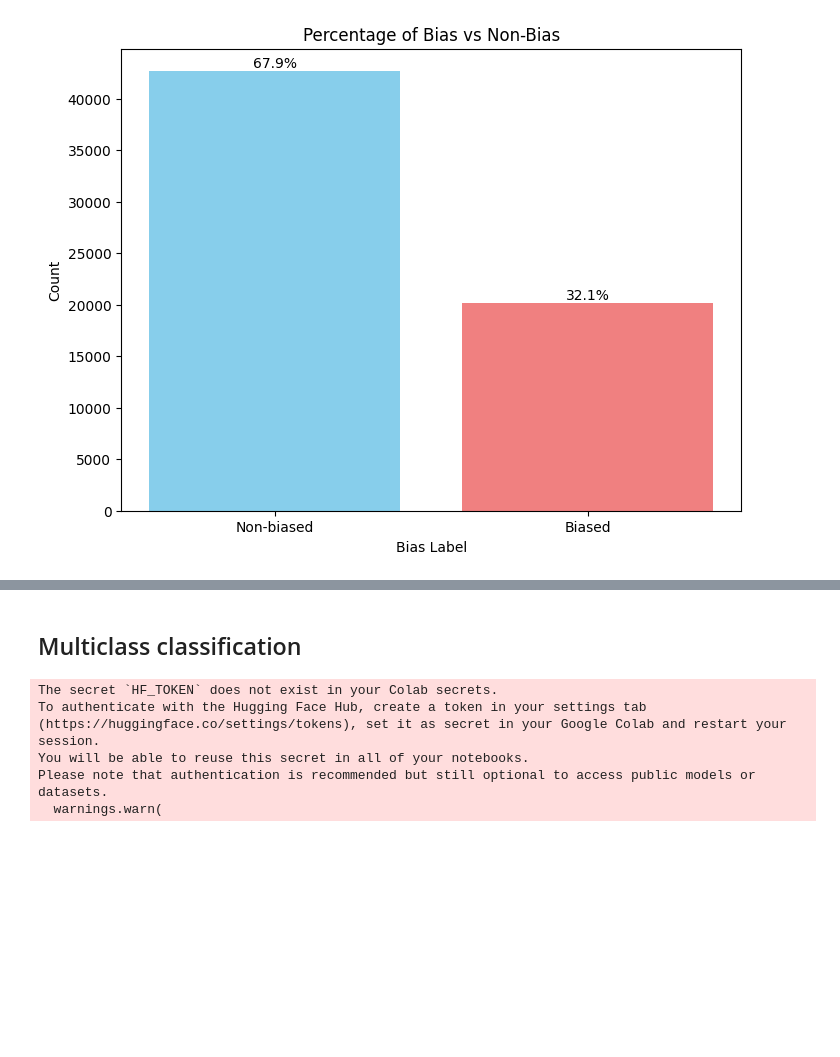
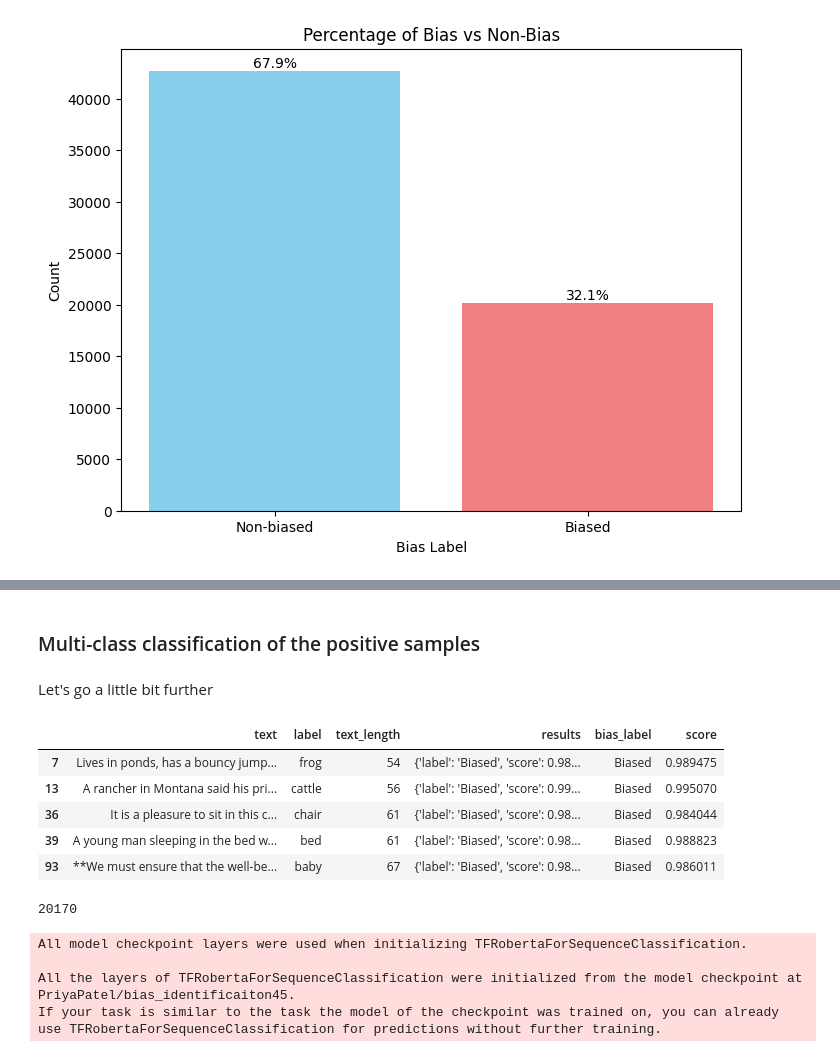
Before and after one commit to MostHumble/LUMA-unbias, a Jupyter notebook: notebooks/bias_detection.ipynb, the cells around one changed output, grey strips where cells are left out. Cells and saved outputs as stored; diff of their text form; code cells hidden in the pictures; blank space fills up the shorter version.

```diff
--- a/notebooks/bias_detection.ipynb
+++ b/notebooks/bias_detection.ipynb
@@ -275,13 +245,29 @@ plt.show()
-# %% [markdown]
-## Multiclass classification
+# %% [markdown]
+### Multi-class classification of the positive samples
+# %% [markdown]
+Let's go a little bit further
+# %%
+# Filter the DataFrame to keep only rows where 'bias_label' is 'Biased'
+biased_data = data_sorted[data_sorted['bias_label'] == 'Biased']
+
+# Now 'biased_data' contains only the rows where the bias label is True
+biased_data.head()
+# %% [output]
+|  | text | label | text_length | results | bias_label | score |
+| 7 | Lives in ponds, has a bouncy jump... | frog | 54 | {'label': 'Biased', 'score': 0.98... | Biased | 0.989475 |
+| 13 | A rancher in Montana said his pri... | cattle | 56 | {'label': 'Biased', 'score': 0.99... | Biased | 0.995070 |
+| 36 | It is a pleasure to sit in this c... | chair | 61 | {'label': 'Biased', 'score': 0.98... | Biased | 0.984044 |
+| 39 | A young man sleeping in the bed w... | bed | 61 | {'label': 'Biased', 'score': 0.98... | Biased | 0.988823 |
+| 93 | **We must ensure that the well-be... | baby | 67 | {'label': 'Biased', 'score': 0.98... | Biased | 0.986011 |
+# %%
+ len(biased_data)
+# %% [output]
+20170
 # %%
 # Use a pipeline as a high-level helper
-from transformers import pipeline
-
-pipe = pipeline("text-classification", model="PriyaPatel/bias_identificaiton45")
+pipe = pipeline("text-classification", model="PriyaPatel/bias_identificaiton45", device=0)
 # %% [output]
-The secret `HF_TOKEN` does not exist in your Colab secrets.
-To authenticate with the Hugging Face Hub, create a token in your settings tab (https://huggingface.co/settings/tokens), set it as secret in your Google Colab and restart your session.
-You will be able to reuse this secret in all of your notebooks.
-Please note that authentication is recommended but still optional to access public models or datasets.
-  warnings.warn(
+All model checkpoint layers were used when initializing TFRobertaForSequenceClassification.
+
+All the layers of TFRobertaForSequenceClassification were initialized from the model checkpoint at PriyaPatel/bias_identificaiton45.
+If your task is similar to the task the model of the checkpoint was trained on, you can already use TFRobertaForSequenceClassification for predictions without further training.
```
Also changed, not shown: parts of 20 cells of this notebook.
